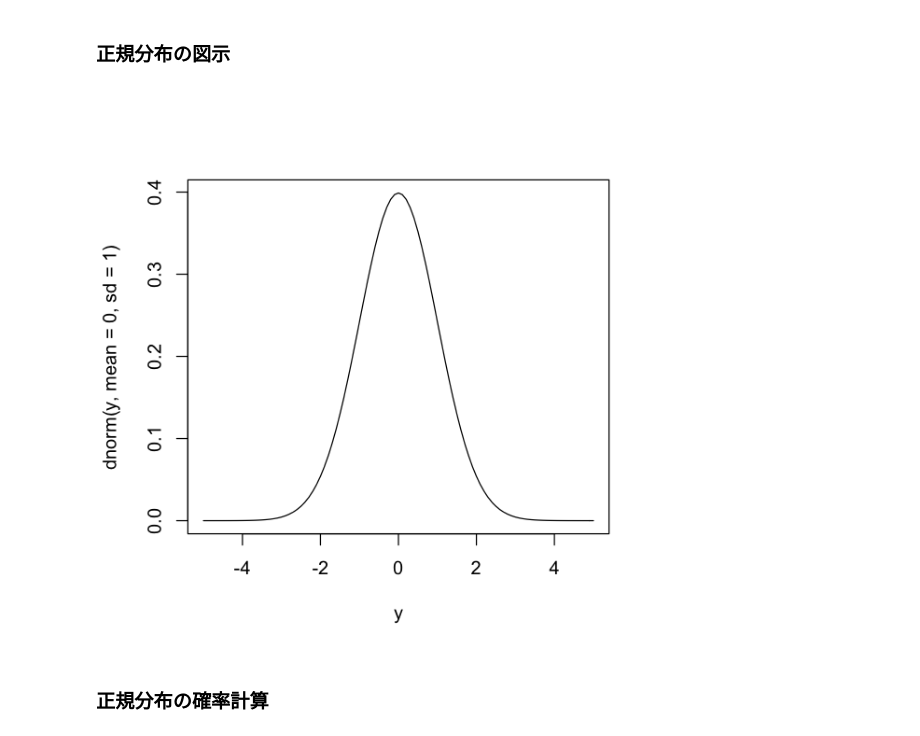
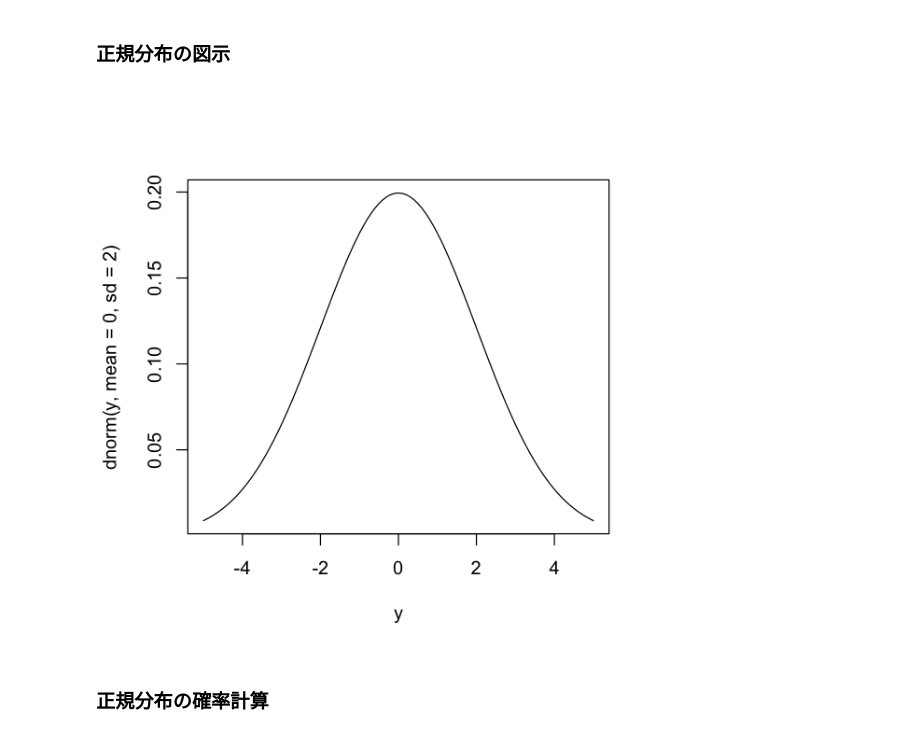
Before and after one commit to Rio-Sh/sub_stat_model_h29, a Jupyter notebook: データ解析統計モデリング２.ipynb, the cells around one changed output. Drawn from its saved outputs; the diff is of its cells as text; code cells hidden in the pictures.

```diff
--- a/データ解析統計モデリング２.ipynb
+++ b/データ解析統計モデリング２.ipynb
@@ -364,9 +367,9 @@ legend("topleft", legend=xi, lty=1, col=gray(xi+0.1))
 ### 正規分布の図示
 # %%
 y<- seq(-5, 5, 0.1)
-plot(y, dnorm(y, mean=0, sd=1), type="l")
+plot(y, dnorm(y, mean=0, sd=2), type="l")
 # %% [output]
-[figure, old version]
+[figure, new version]
 # %% [markdown]
 ### 正規分布の確率計算
 # %%
```
Also changed, not shown: parts of 15 cells of this notebook.
